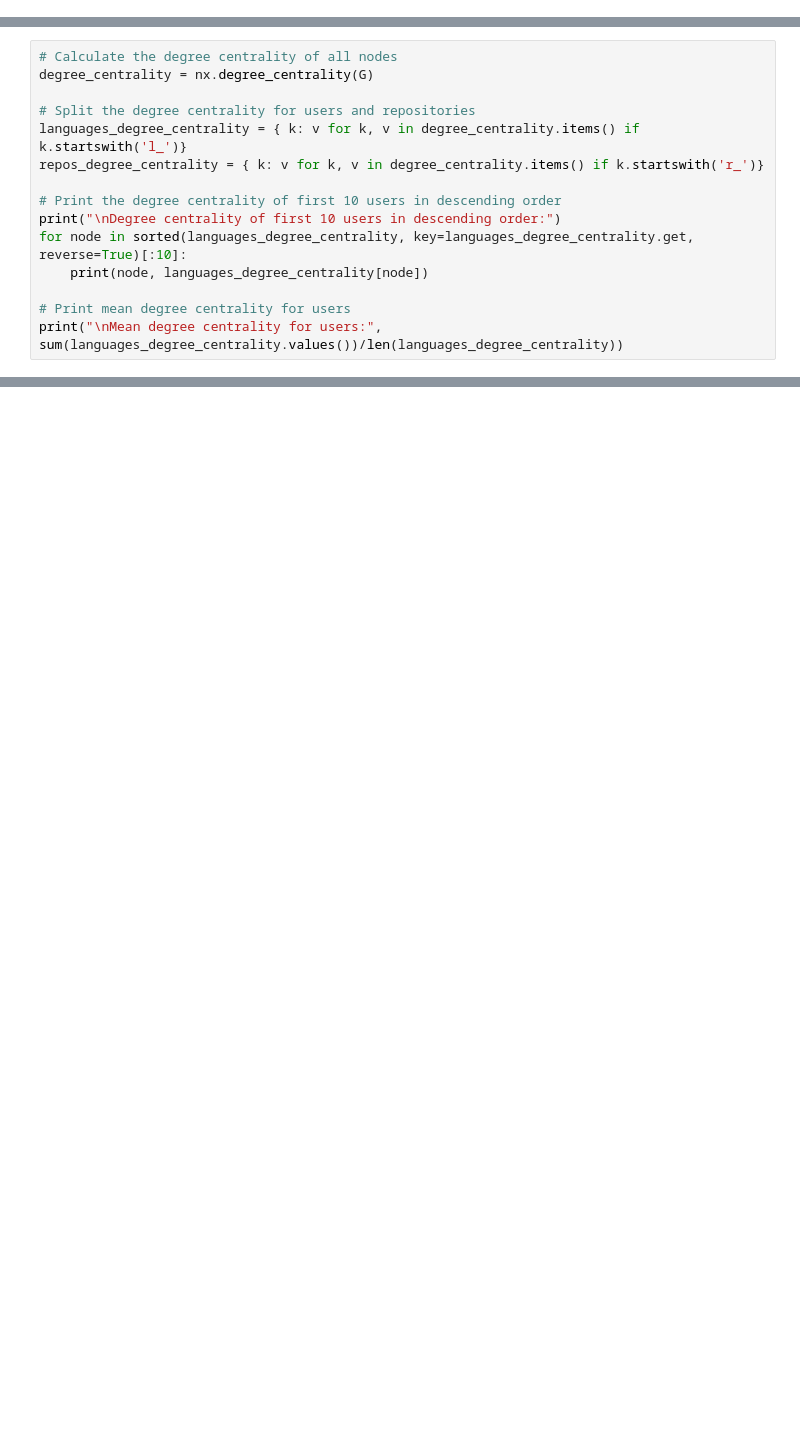
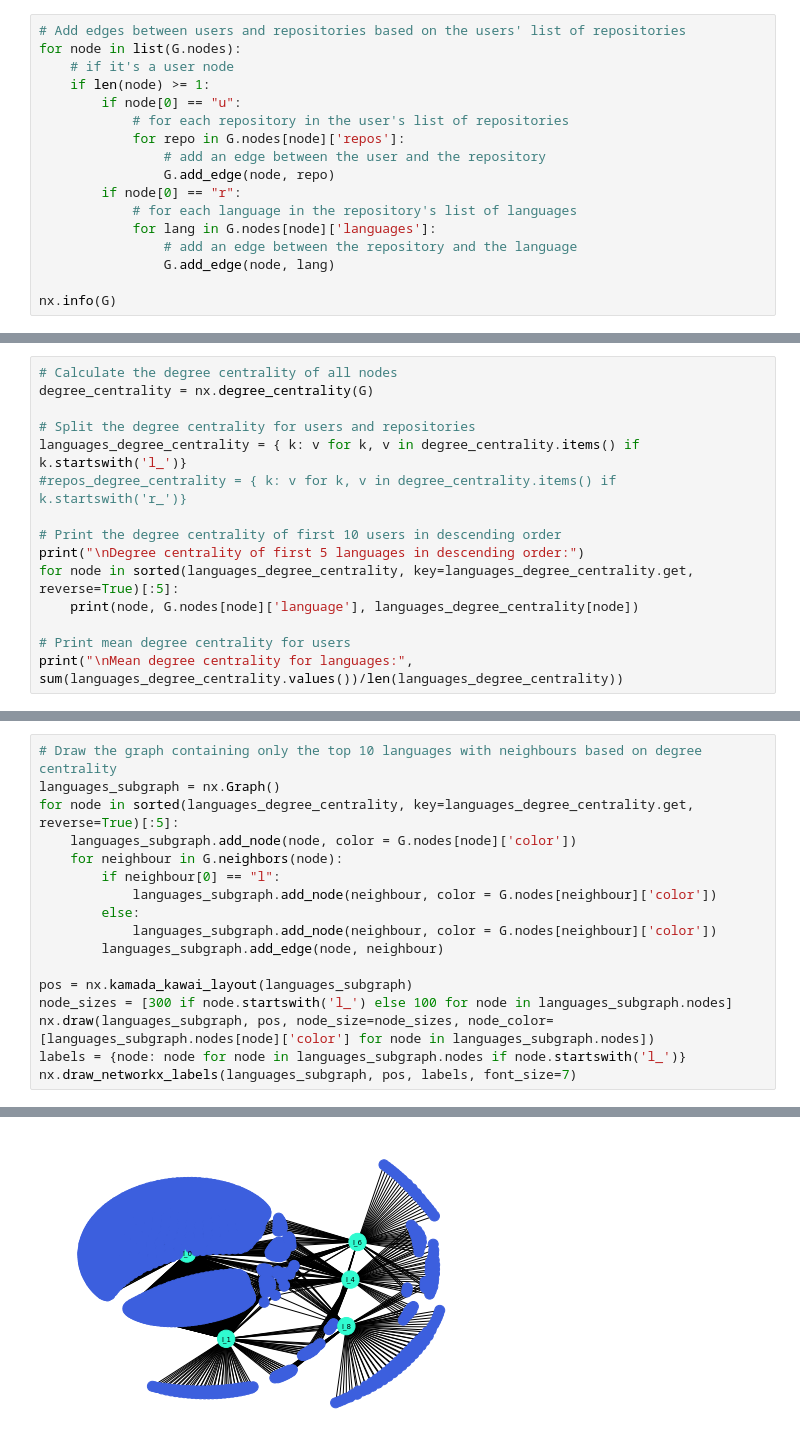
Before and after one commit to isabellamarasco/SNA_project, a Jupyter notebook: create_graph.ipynb, the cells around one changed output, grey strips where cells are left out. Cells and saved outputs as stored; diff of their text form; blank space fills up the shorter version.

Commit message:
modifiche grafi e calcolo degree centrality

```diff
--- a/create_graph.ipynb
+++ b/create_graph.ipynb
@@ -50,0 +61,17 @@ EdgeView([('r_0', 'l_0'), ('l_0', 'r_2'), ('l_0', 'r_5'), ('l_0', 'r_6'), ('l_0'
+# %%
+# Add edges between users and repositories based on the users' list of repositories
+for node in list(G.nodes):
+    # if it's a user node
+    if len(node) >= 1:
+        if node[0] == "u":
+            # for each repository in the user's list of repositories
+            for repo in G.nodes[node]['repos']:
+                # add an edge between the user and the repository
+                G.add_edge(node, repo)
+        if node[0] == "r":
+            # for each language in the repository's list of languages
+            for lang in G.nodes[node]['languages']:
+                # add an edge between the repository and the language
+                G.add_edge(node, lang)
+
+nx.info(G)
@@ -81,13 +106,13 @@ degree_centrality = nx.degree_centrality(G)
 
 # Split the degree centrality for users and repositories
 languages_degree_centrality = { k: v for k, v in degree_centrality.items() if k.startswith('l_')}
-repos_degree_centrality = { k: v for k, v in degree_centrality.items() if k.startswith('r_')}
+#repos_degree_centrality = { k: v for k, v in degree_centrality.items() if k.startswith('r_')}
 
 # Print the degree centrality of first 10 users in descending order
-print("\nDegree centrality of first 10 users in descending order:")
-for node in sorted(languages_degree_centrality, key=languages_degree_centrality.get, reverse=True)[:10]:
-    print(node, languages_degree_centrality[node])
+print("\nDegree centrality of first 5 languages in descending order:")
+for node in sorted(languages_degree_centrality, key=languages_degree_centrality.get, reverse=True)[:5]:
+    print(node, G.nodes[node]['language'], languages_degree_centrality[node])
 
 # Print mean degree centrality for users
-print("\nMean degree centrality for users:", sum(languages_degree_centrality.values())/len(languages_degree_centrality))
+print("\nMean degree centrality for languages:", sum(languages_degree_centrality.values())/len(languages_degree_centrality))
 # %% [output]
@@ -106,0 +127,18 @@ Mean degree centrality for users: 0.013930662128258938
+# %%
+# Draw the graph containing only the top 10 languages with neighbours based on degree centrality
+languages_subgraph = nx.Graph()
+for node in sorted(languages_degree_centrality, key=languages_degree_centrality.get, reverse=True)[:5]:
+    languages_subgraph.add_node(node, color = G.nodes[node]['color'])
+    for neighbour in G.neighbors(node):
+        if neighbour[0] == "l":
+            languages_subgraph.add_node(neighbour, color = G.nodes[neighbour]['color'])
+        else:
+            languages_subgraph.add_node(neighbour, color = G.nodes[neighbour]['color'])
+        languages_subgraph.add_edge(node, neighbour)
+
+pos = nx.kamada_kawai_layout(languages_subgraph)
+node_sizes = [300 if node.startswith('l_') else 100 for node in languages_subgraph.nodes]
+nx.draw(languages_subgraph, pos, node_size=node_sizes, node_color=[languages_subgraph.nodes[node]['color'] for node in languages_subgraph.nodes])
+labels = {node: node for node in languages_subgraph.nodes if node.startswith('l_')}
+nx.draw_networkx_labels(languages_subgraph, pos, labels, font_size=7)
+# %% [output]
@@ -106,0 +150 @@ Mean degree centrality for users: 0.013930662128258938
+[figure, added]
```
Also changed, not shown: parts of 9 cells of this notebook, 2 other files.
